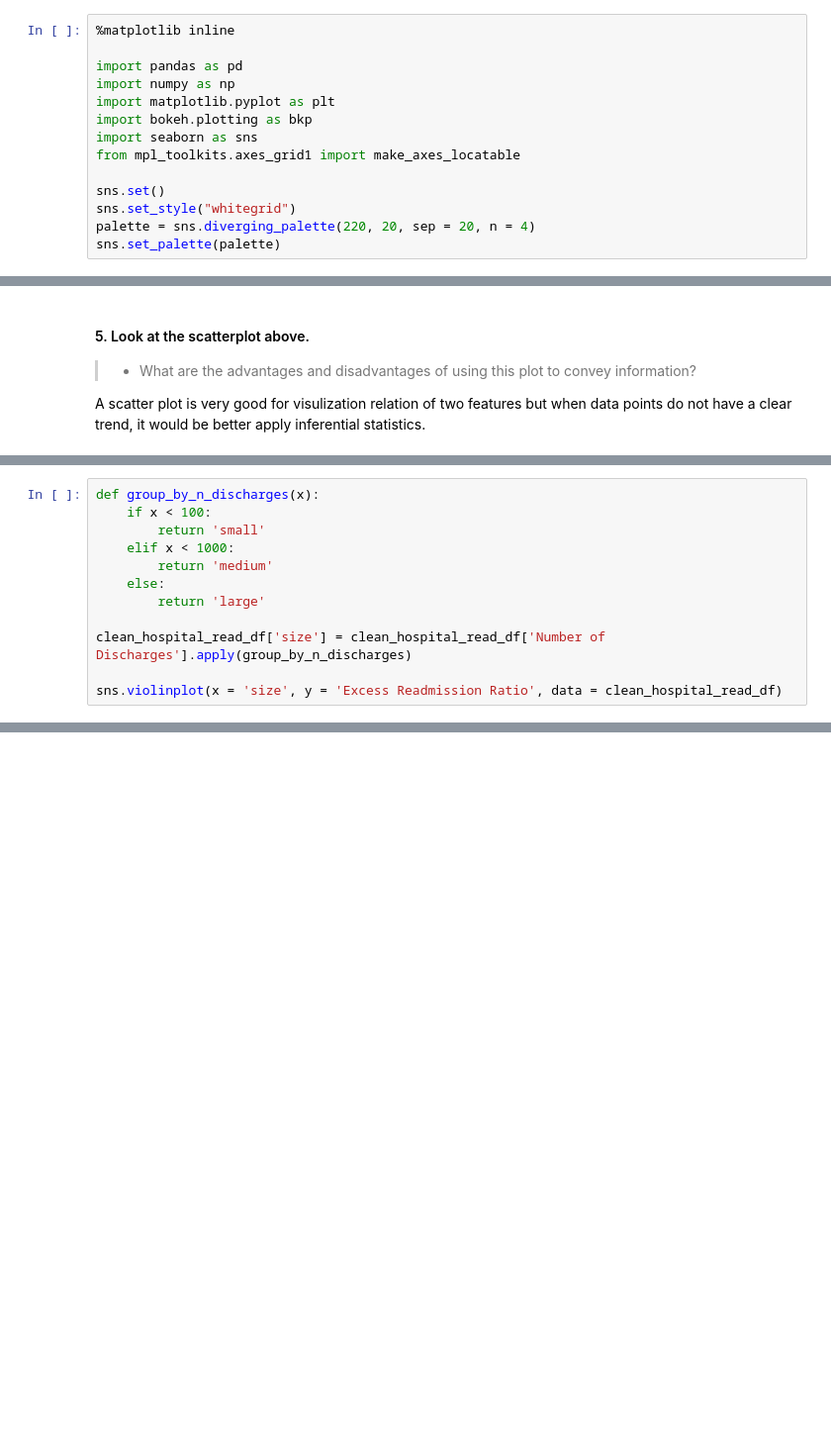
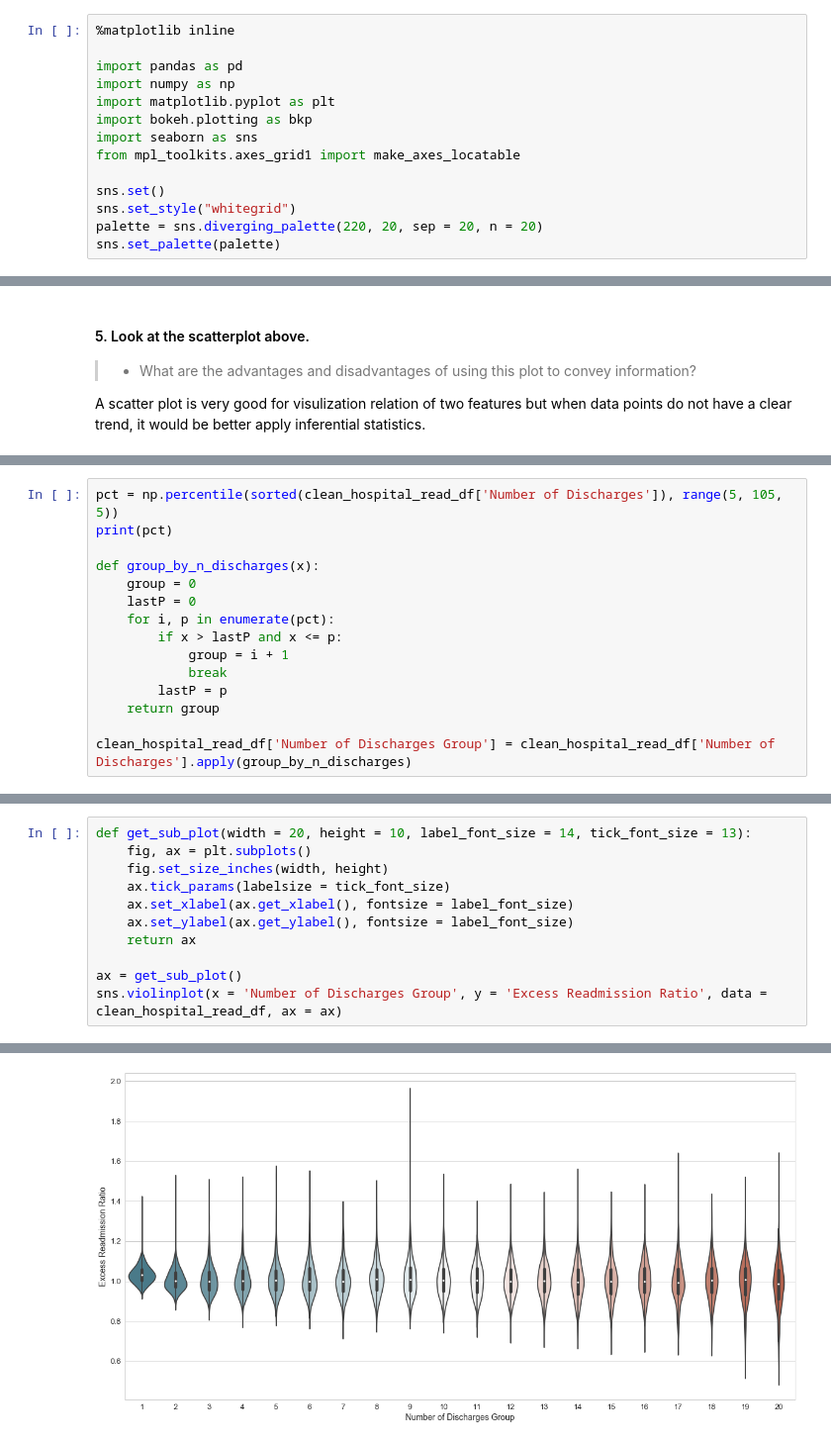
Before and after one commit to nicolechao/springboard-data-science, a Jupyter notebook: Mini Projects and Exercises/EDA Hospital Readmit/sliderule_dsi_inferential_statistics_exercise_3.ipynb, the cells around one changed output, grey strips where cells are left out. Shown at 99% size. Cells and saved outputs as stored; diff of their text form; blank space fills up the shorter version.

Commit message:
Add more plots & alternate hypothesis.

```diff
--- a/Mini Projects and Exercises/EDA Hospital Readmit/sliderule_dsi_inferential_statistics_exercise_3.ipynb
+++ b/Mini Projects and Exercises/EDA Hospital Readmit/sliderule_dsi_inferential_statistics_exercise_3.ipynb
@@ -29,7 +29,7 @@ from mpl_toolkits.axes_grid1 import make_axes_locatable
 
 sns.set()
 sns.set_style("whitegrid")
-palette = sns.diverging_palette(220, 20, sep = 20, n = 4)
+palette = sns.diverging_palette(220, 20, sep = 20, n = 20)
 sns.set_palette(palette)
 # %%
 # read in readmissions data provided
@@ -332,12 +329,0 @@ To separate small capacity hospitials vs. others, let's plot boxplot for them:
-# %%
-def group_by_n_discharges(x):
-    if x < 100:
-        return 'small'
-    elif x < 1000:
-        return 'medium'
-    else:
-        return 'large'
-
-clean_hospital_read_df['size'] = clean_hospital_read_df['Number of Discharges'].apply(group_by_n_discharges)
-
-sns.violinplot(x = 'size', y = 'Excess Readmission Ratio', data = clean_hospital_read_df)
@@ -346,0 +330,15 @@ sns.violinplot(x = 'size', y = 'Excess Readmission Ratio', data = clean_hospital
+# %%
+pct = np.percentile(sorted(clean_hospital_read_df['Number of Discharges']), range(5, 105, 5))
+print(pct)
+
+def group_by_n_discharges(x):
+    group = 0
+    lastP = 0
+    for i, p in enumerate(pct):
+        if x > lastP and x <= p:
+            group = i + 1
+            break
+        lastP = p
+    return group
+
+clean_hospital_read_df['Number of Discharges Group'] = clean_hospital_read_df['Number of Discharges'].apply(group_by_n_discharges)
@@ -346,0 +349,12 @@ sns.violinplot(x = 'size', y = 'Excess Readmission Ratio', data = clean_hospital
+# %%
+def get_sub_plot(width = 20, height = 10, label_font_size = 14, tick_font_size = 13):
+    fig, ax = plt.subplots()
+    fig.set_size_inches(width, height)
+    ax.tick_params(labelsize = tick_font_size)
+    ax.set_xlabel(ax.get_xlabel(), fontsize = label_font_size)
+    ax.set_ylabel(ax.get_ylabel(), fontsize = label_font_size)
+    return ax
+
+ax = get_sub_plot()
+sns.violinplot(x = 'Number of Discharges Group', y = 'Excess Readmission Ratio', data = clean_hospital_read_df, ax = ax)
+# %% [output]
@@ -346,0 +362 @@ sns.violinplot(x = 'size', y = 'Excess Readmission Ratio', data = clean_hospital
+[figure, added]
```
Also changed, not shown: parts of 17 cells of this notebook.
